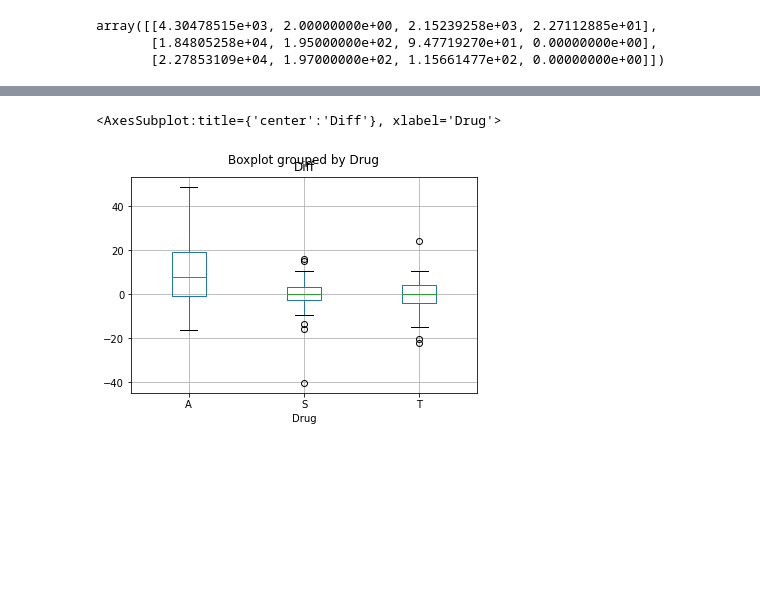
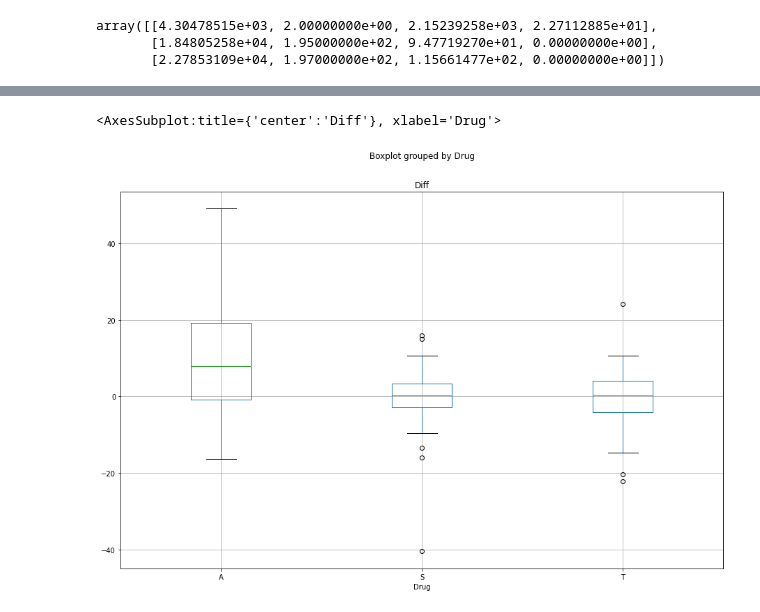
Before and after one commit to hkopanski/ANOVA, a Jupyter notebook: island_Python.ipynb, the cells around one changed output, grey strips where cells are left out. Cells and saved outputs as stored; diff of their text form; code cells hidden in the pictures; blank space fills up the shorter version.

```diff
--- a/island_Python.ipynb
+++ b/island_Python.ipynb
@@ -68,6 +71,7 @@ sns.boxplot(data=df_islander, x="Drug", y="Diff")
 # %%
-df_islander.boxplot(by = "Drug", column = ["Diff"])
+
+df_islander.boxplot(by = "Drug", column = ["Diff"], figsize=(15, 10))
 # %% [output]
 <AxesSubplot:title={'center':'Diff'}, xlabel='Drug'>
-[figure, old version]
+[figure, new version]
 # %%
```
Also changed, not shown: parts of 15 cells of this notebook, 2 other files.
